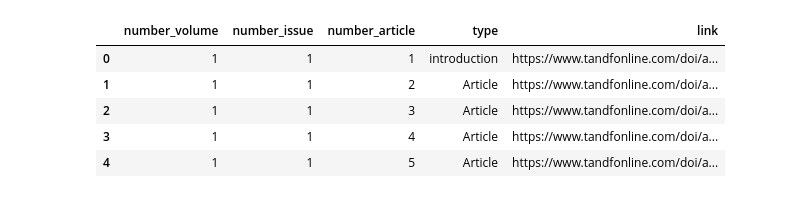
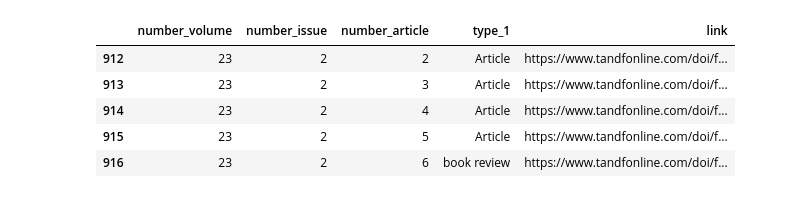
Before and after one commit to savourdxl/PopStudies_Review, a Jupyter notebook: code/step1_crawling data_website_article.ipynb, the cells around one changed output. Drawn from its saved outputs; the diff is of its cells as text; code cells hidden in the pictures.

```diff
--- a/code/step1_crawling data_website_article.ipynb
+++ b/code/step1_crawling data_website_article.ipynb
@@ -11,7 +11,7 @@ path = os.path.abspath(os.path.dirname(os.getcwd())) + '\\data'
 # %%
 # part 1 : crawling the website for each issue
 
-issue_df = pd.read_csv(path+'\\website\\issue.csv')
+issue_df = pd.read_csv(path+'\\website\\issue_new.csv')
 
 def find_website_article(i):
 
@@ -32,7 +32,7 @@ def find_website_article(i):
         try:
             type = article[i].find(name='div', attrs={"class":"article-type"}).string
         except:
-            continue
+            type = ""
 
         link_str = str(article[i].find(name='div', attrs={"class":"art_title linkable"}))
         link = re.findall(r"href=\"(.+?)\">", link_str)[0]
@@ -56,27 +56,28 @@ for i_issue in range(num_issue):
 # %%
 # part 2 : put all the webistes into one form
 
-issue_df = pd.read_csv(path+'\\website\\issue.csv')
+issue_df = pd.read_csv(path+'\\website\\issue_new.csv')
 iter_issue = zip(issue_df['number_volume'],issue_df['number_issue'])
 
 article_df_all = pd.DataFrame(columns=["number_volume","number_issue",
                                        "number_article","type","link"])
 
 for number_volume,number_issue in iter_issue:
 
     article_df = pd.read_csv(path+'\\website_article\\article_vol'+str(number_volume)+
                              '_isu'+str(number_issue)+'.csv')
 
     article_df_all = pd.concat([article_df_all, article_df], axis=0, ignore_index=True)
 
 
-article_df_all.head()
+article_df_all.rename(columns={'type':'type_1'}, inplace=True)
+article_df_all.tail()
 # %% [output]
-|  | number_volume | number_issue | number_article | type | link |
-| 0 | 1 | 1 | 1 | introduction | https://www.tandfonline.com/doi/a... |
-| 1 | 1 | 1 | 2 | Article | https://www.tandfonline.com/doi/a... |
-| 2 | 1 | 1 | 3 | Article | https://www.tandfonline.com/doi/a... |
-| 3 | 1 | 1 | 4 | Article | https://www.tandfonline.com/doi/a... |
-| 4 | 1 | 1 | 5 | Article | https://www.tandfonline.com/doi/a... |
+|  | number_volume | number_issue | number_article | type_1 | link |
+| 912 | 23 | 2 | 2 | Article | https://www.tandfonline.com/doi/f... |
+| 913 | 23 | 2 | 3 | Article | https://www.tandfonline.com/doi/f... |
+| 914 | 23 | 2 | 4 | Article | https://www.tandfonline.com/doi/f... |
+| 915 | 23 | 2 | 5 | Article | https://www.tandfonline.com/doi/f... |
+| 916 | 23 | 2 | 6 | book review | https://www.tandfonline.com/doi/f... |
 # %%
 article_df_all.to_csv(path+'\\website_article\\article.csv',index=False,sep=',')
```
Also changed, not shown: 40 other files.
